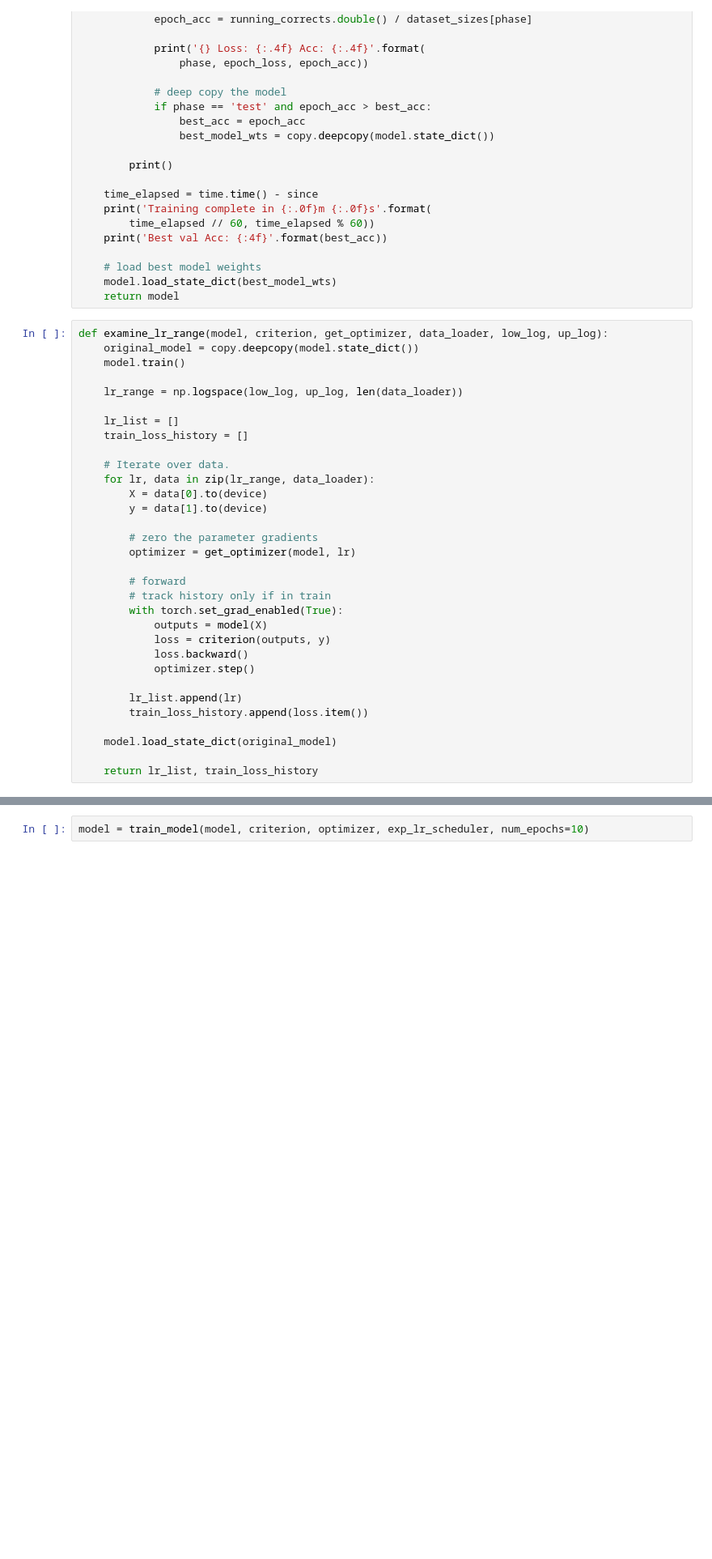
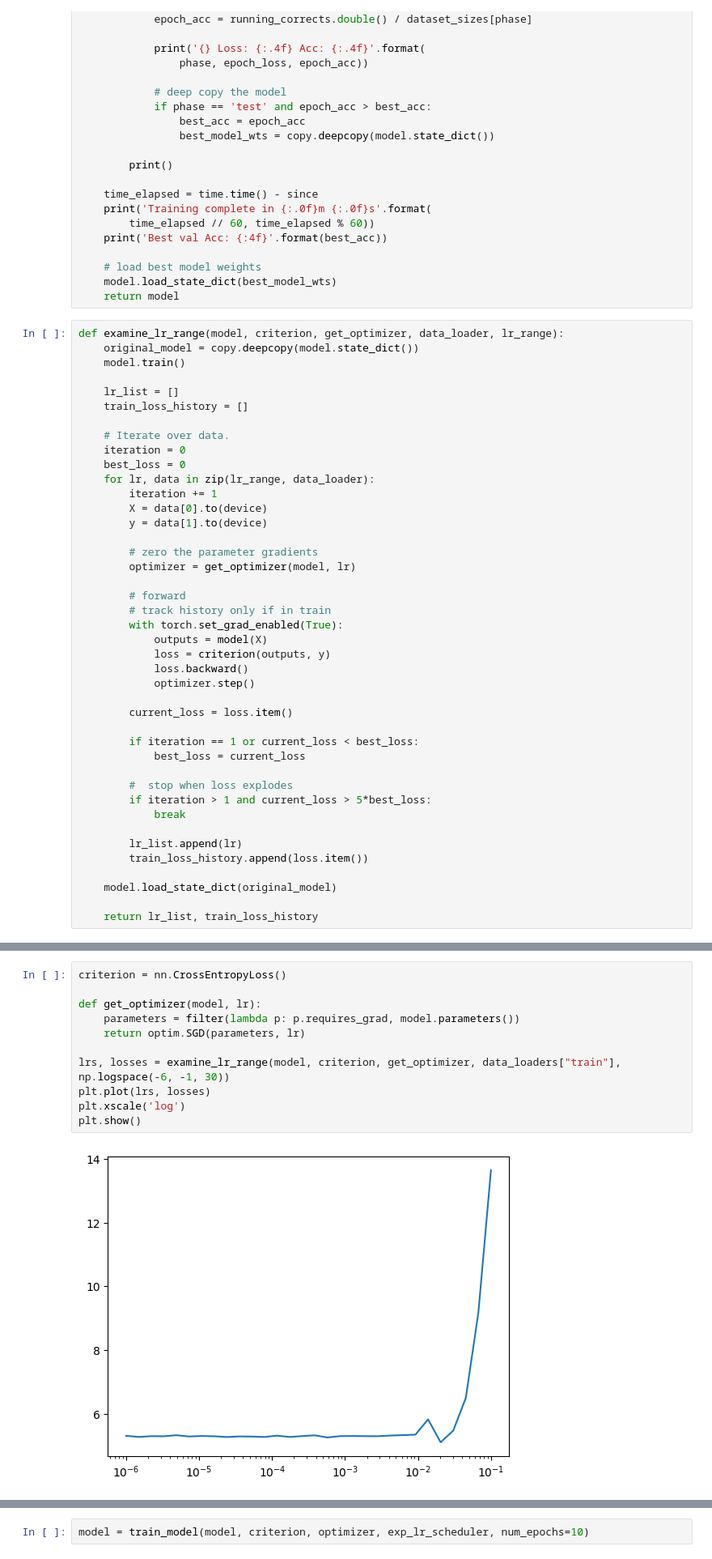
Before and after one commit to tomaszgawron901/deep-learning-23-project, a Jupyter notebook: notebook.ipynb, the cells around one changed output, grey strips where cells are left out. Shown at 81% size. Saved outputs shown, nothing was run; the diff lists cells and outputs as text; blank space fills up the shorter version.

Commit message:
update lr finder - add stopping when loss explodes

```diff
--- a/notebook.ipynb
+++ b/notebook.ipynb
@@ -276,17 +276,18 @@ def train_model(model, criterion, optimizer, scheduler, num_epochs=25):
     model.load_state_dict(best_model_wts)
     return model
 # %%
-def examine_lr_range(model, criterion, get_optimizer, data_loader, low_log, up_log):
+def examine_lr_range(model, criterion, get_optimizer, data_loader, lr_range):
     original_model = copy.deepcopy(model.state_dict())
     model.train()
-
-    lr_range = np.logspace(low_log, up_log, len(data_loader))
 
     lr_list = []
     train_loss_history = []
 
     # Iterate over data.
+    iteration = 0
+    best_loss = 0
     for lr, data in zip(lr_range, data_loader):
+        iteration += 1
         X = data[0].to(device)
         y = data[1].to(device)
 
@@ -301,6 +302,15 @@ def examine_lr_range(model, criterion, get_optimizer, data_loader, low_log, up_l
             loss.backward()
             optimizer.step()
 
+        current_loss = loss.item()
+
+        if iteration == 1 or current_loss < best_loss:
+            best_loss = current_loss
+
+        #  stop when loss explodes
+        if iteration > 1 and current_loss > 5*best_loss:
+            break
+
         lr_list.append(lr)
         train_loss_history.append(loss.item())
 
@@ -310 +331,14 @@ def examine_lr_range(model, criterion, get_optimizer, data_loader, low_log, up_l
+# %%
+criterion = nn.CrossEntropyLoss()
+
+def get_optimizer(model, lr):
+    parameters = filter(lambda p: p.requires_grad, model.parameters())
+    return optim.SGD(parameters, lr)
+
+lrs, losses = examine_lr_range(model, criterion, get_optimizer, data_loaders["train"], np.logspace(-6, -1, 30))
+plt.plot(lrs, losses)
+plt.xscale('log')
+plt.show()
+# %% [output]
+[figure, added]
 # %%
```
Also changed, not shown: parts of 5 cells of this notebook.
